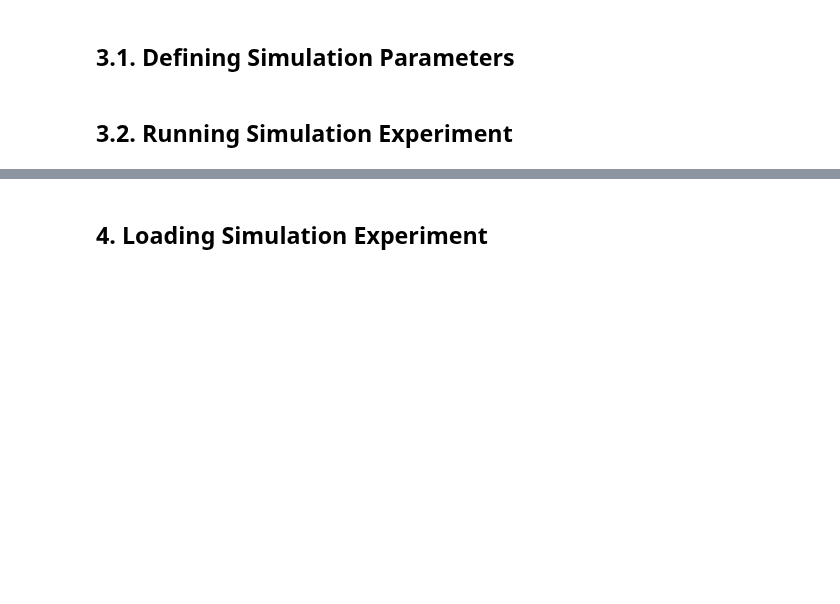
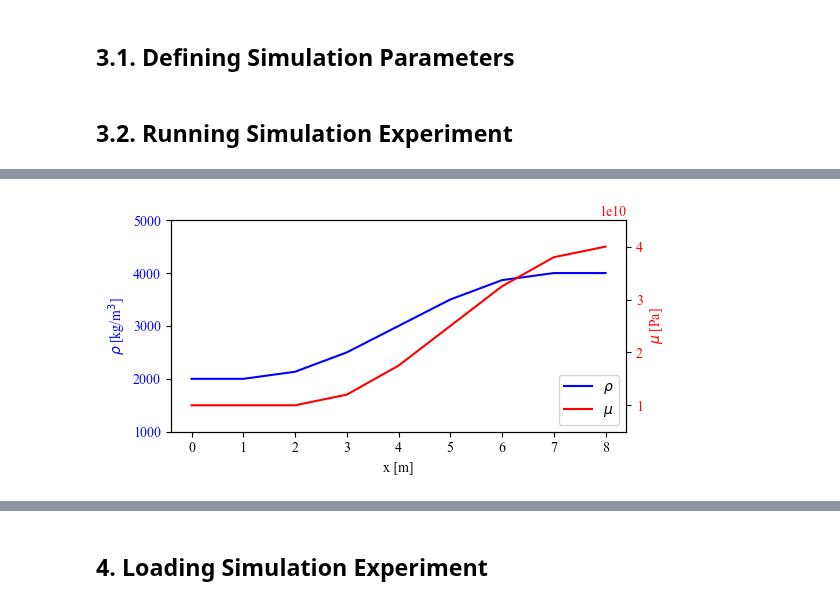
Before and after one commit to malteschade/Quantum-Wave-Equation-Solver, a Jupyter notebook: main.ipynb, the cells around one changed output, grey strips where cells are left out. Cells and saved outputs as stored; diff of their text form; code cells hidden in the pictures; blank space fills up the shorter version.

Commit message:
new plotting interface

```diff
--- a/main.ipynb
+++ b/main.ipynb
@@ -38,7 +37,7 @@ parameters = {
     'dx': 1,                                        # Grid spacing
     'nx': nx,                                       # Number of grid points
     'dt': 0.0001,                                   # Time stepping
-    'nt': 10,                                       # Number of time steps
+    'nt': 19,                                       # Number of time steps
     'order': 1,                                     # Finite-difference order
     'bcs': {'left': 'DBC', 'right': 'DBC'},         # Boundary conditions
     'mu': raised_cosine(3e10, nx+1, nx, 6, 1e10),   # Elastic modulus distribution
@@ -106,0 +89,5 @@ results = experiment.run()
+# %%
+# Plot medium properties
+experiment.plot('medium', solvers=[0])
+# %% [output]
+[figure, added]
```
Also changed, not shown: parts of 12 cells of this notebook, 4 other files.
